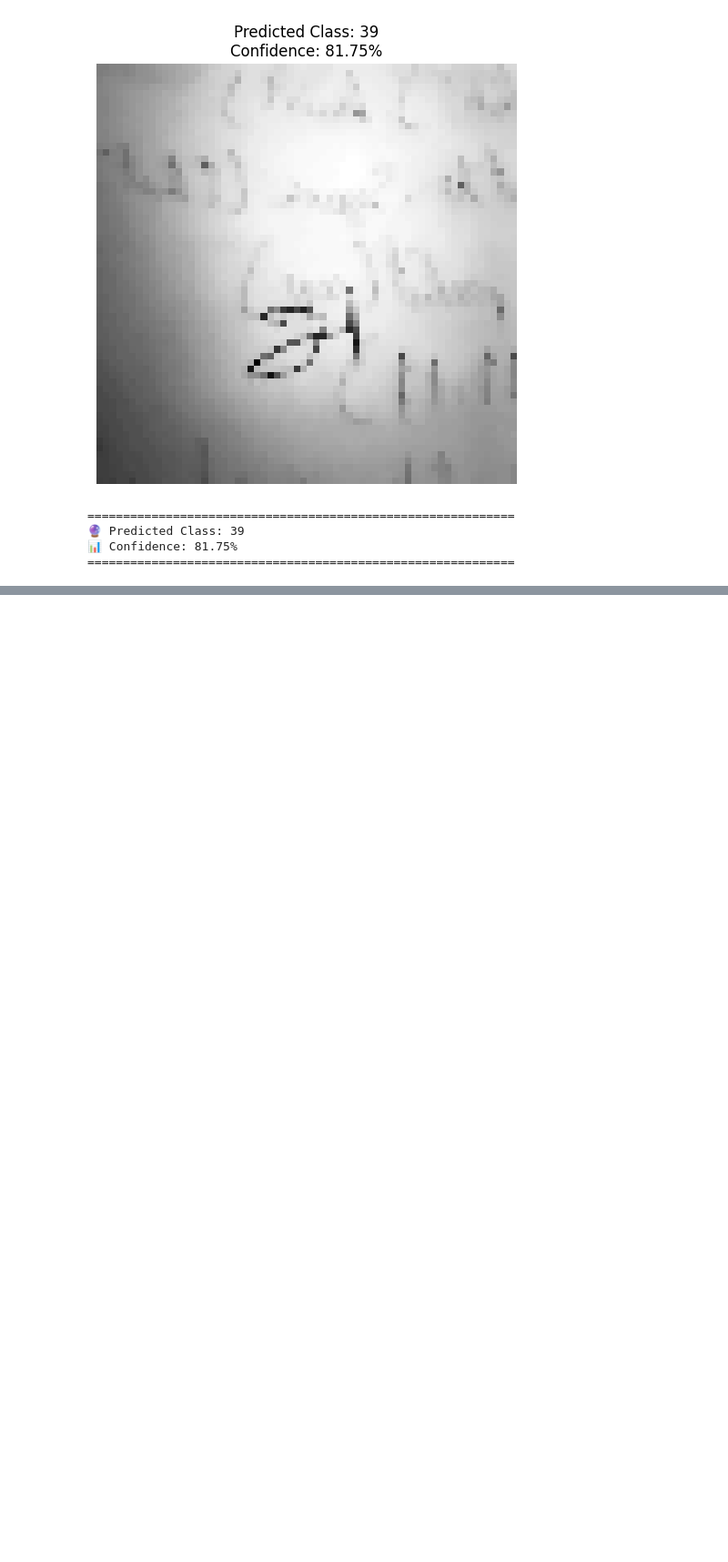
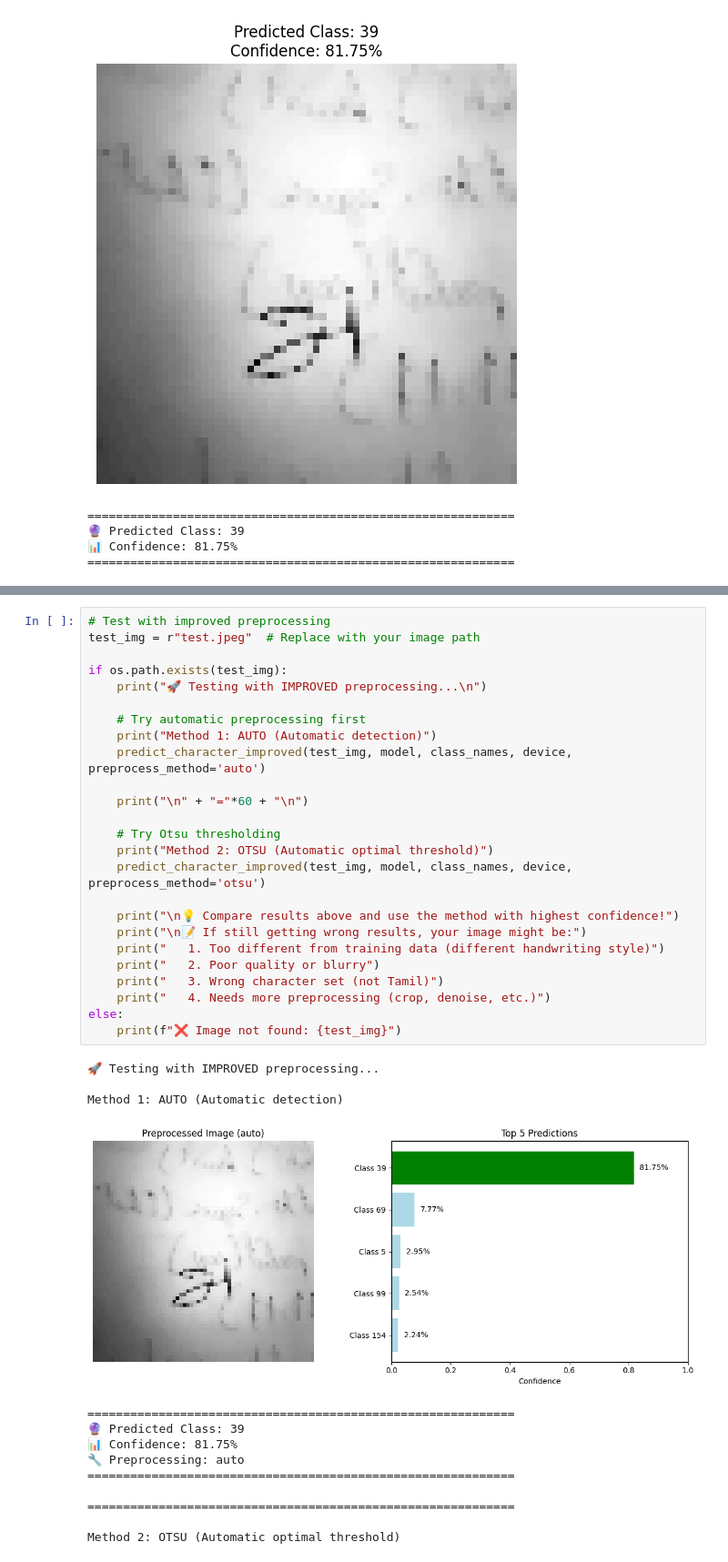
Before and after one commit to gokul18062006/text_extraction, a Jupyter notebook: tamil_ocr_pytorch.ipynb, the cells around one changed output, grey strips where cells are left out. Shown at 91% size. Drawn from its saved outputs; the diff is of its cells as text; blank space fills up the shorter version.

```diff
--- a/tamil_ocr_pytorch.ipynb
+++ b/tamil_ocr_pytorch.ipynb
@@ -834,0 +1046,39 @@ Testing manual image: test.jpeg
+# %%
+# Test with improved preprocessing
+test_img = r"test.jpeg"  # Replace with your image path
+
+if os.path.exists(test_img):
+    print("🚀 Testing with IMPROVED preprocessing...\n")
+
+    # Try automatic preprocessing first
+    print("Method 1: AUTO (Automatic detection)")
+    predict_character_improved(test_img, model, class_names, device, preprocess_method='auto')
+
+    print("\n" + "="*60 + "\n")
+
+    # Try Otsu thresholding
+    print("Method 2: OTSU (Automatic optimal threshold)")
+    predict_character_improved(test_img, model, class_names, device, preprocess_method='otsu')
+
+    print("\n💡 Compare results above and use the method with highest confidence!")
+    print("\n📝 If still getting wrong results, your image might be:")
+    print("   1. Too different from training data (different handwriting style)")
+    print("   2. Poor quality or blurry")
+    print("   3. Wrong character set (not Tamil)")
+    print("   4. Needs more preprocessing (crop, denoise, etc.)")
+else:
+    print(f"❌ Image not found: {test_img}")
+# %% [output]
+🚀 Testing with IMPROVED preprocessing...
+
+Method 1: AUTO (Automatic detection)
+[figure, added]
+============================================================
+🔮 Predicted Class: 39
+📊 Confidence: 81.75%
+🔧 Preprocessing: auto
+============================================================
+
+============================================================
+
+Method 2: OTSU (Automatic optimal threshold)
```
Also changed, not shown: parts of 6 cells of this notebook.
